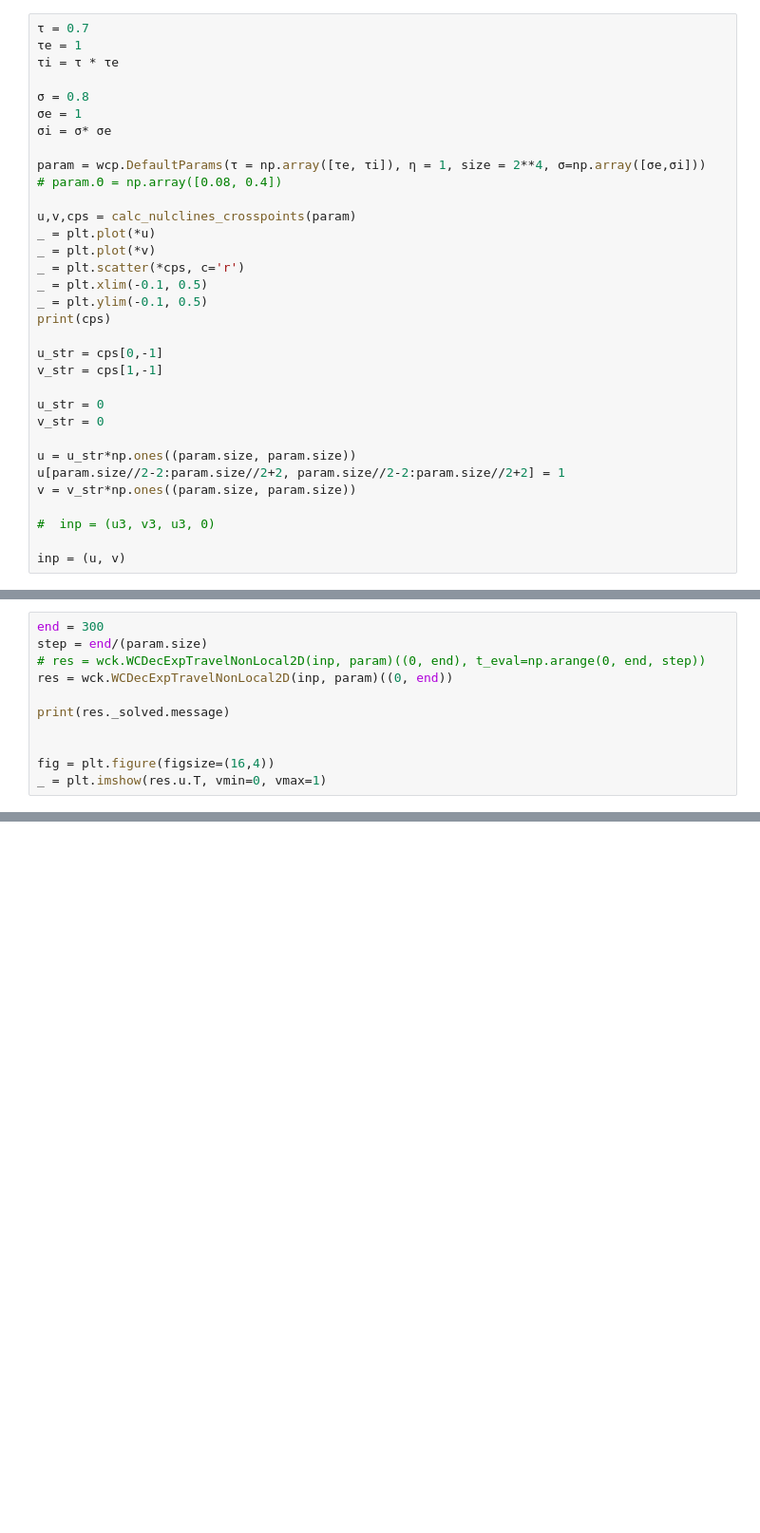
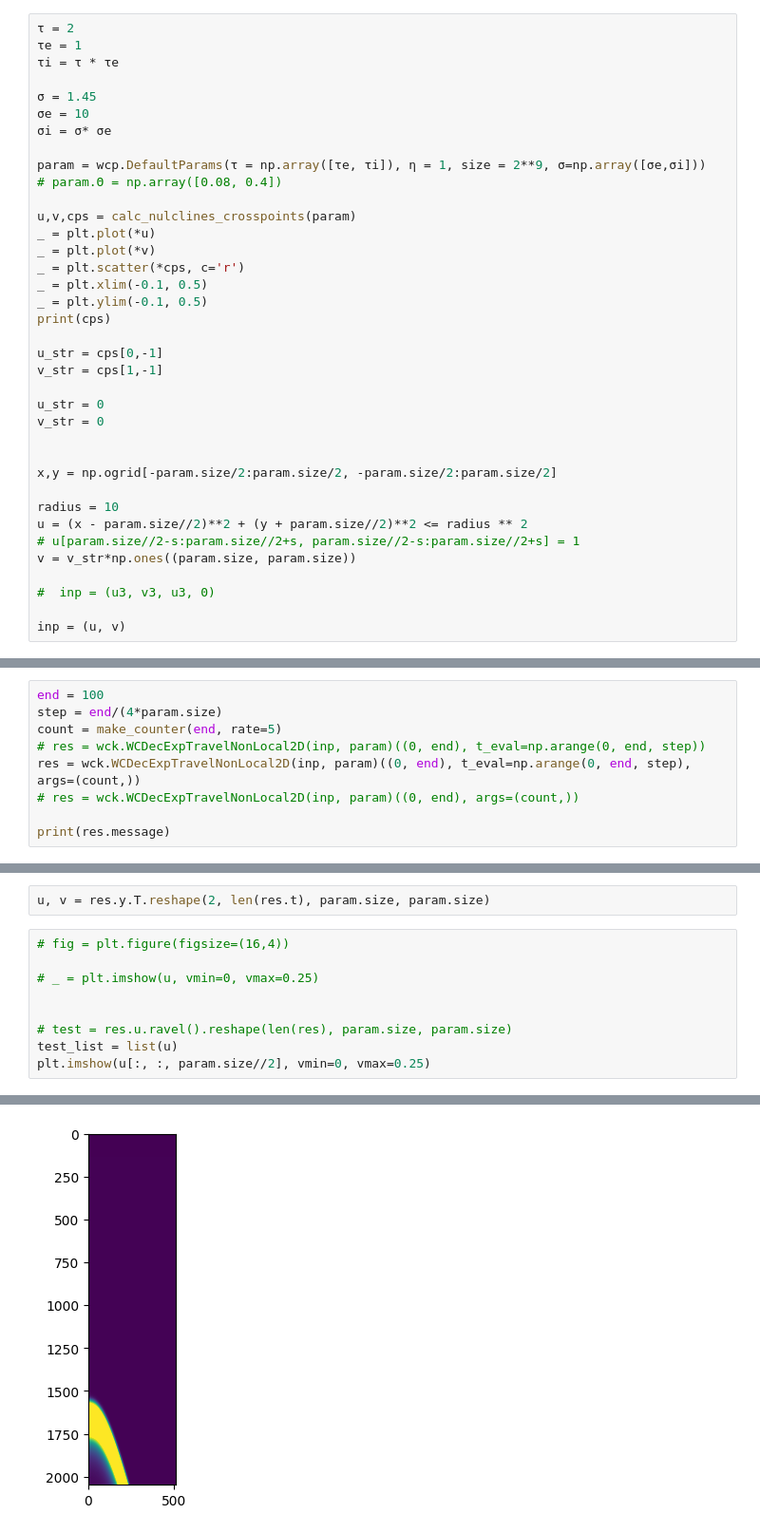
Before and after one commit to nbj2008/wilson_cowan_2d, a Jupyter notebook: notebooks/New Works/Traveling Non-Local 2D.ipynb, the cells around one changed output, grey strips where cells are left out. Shown at 95% size. Cells and saved outputs as stored; diff of their text form; blank space fills up the shorter version.

```diff
--- a/notebooks/New Works/Traveling Non-Local 2D.ipynb
+++ b/notebooks/New Works/Traveling Non-Local 2D.ipynb
@@ -21,13 +54,13 @@ img_path = os.path.join(report_path, 'img')
 # %%
-τ = 0.7
+τ = 2
 τe = 1
 τi = τ * τe
 
-σ = 0.8
-σe = 1
+σ = 1.45
+σe = 10
 σi = σ* σe
 
-param = wcp.DefaultParams(τ = np.array([τe, τi]), η = 1, size = 2**4, σ=np.array([σe,σi]))
+param = wcp.DefaultParams(τ = np.array([τe, τi]), η = 1, size = 2**9, σ=np.array([σe,σi]))
 # param.Θ = np.array([0.08, 0.4])
 
 u,v,cps = calc_nulclines_crosspoints(param)
@@ -44,8 +77,12 @@ v_str = cps[1,-1]
 u_str = 0
 v_str = 0
 
-u = u_str*np.ones((param.size, param.size))
-u[param.size//2-2:param.size//2+2, param.size//2-2:param.size//2+2] = 1
+
+x,y = np.ogrid[-param.size/2:param.size/2, -param.size/2:param.size/2]
+
+radius = 10
+u = (x - param.size//2)**2 + (y + param.size//2)**2 <= radius ** 2
+# u[param.size//2-s:param.size//2+s, param.size//2-s:param.size//2+s] = 1
 v = v_str*np.ones((param.size, param.size))
 
 #  inp = (u3, v3, u3, 0)
@@ -56,14 +93,12 @@ inp = (u, v)
  [0.00394725 0.00396604 0.20470882]]
 [figure]
 # %%
-end = 300
-step = end/(param.size)
+end = 100
+step = end/(4*param.size)
+count = make_counter(end, rate=5)
 # res = wck.WCDecExpTravelNonLocal2D(inp, param)((0, end), t_eval=np.arange(0, end, step))
-res = wck.WCDecExpTravelNonLocal2D(inp, param)((0, end))
+res = wck.WCDecExpTravelNonLocal2D(inp, param)((0, end), t_eval=np.arange(0, end, step), args=(count,))
+# res = wck.WCDecExpTravelNonLocal2D(inp, param)((0, end), args=(count,))
 
-print(res._solved.message)
-
-
-fig = plt.figure(figsize=(16,4))
-_ = plt.imshow(res.u.T, vmin=0, vmax=1)
+print(res.message)
 # %% [output]
@@ -81,0 +107,12 @@ plt.imshow(test[ix], vmin=0, vmax=0.5)
+# %%
+u, v = res.y.T.reshape(2, len(res.t), param.size, param.size)
+# %%
+# fig = plt.figure(figsize=(16,4))
+
+# _ = plt.imshow(u, vmin=0, vmax=0.25)
+
+
+# test = res.u.ravel().reshape(len(res), param.size, param.size)
+test_list = list(u)
+plt.imshow(u[:, :, param.size//2], vmin=0, vmax=0.25)
+# %% [output]
@@ -81,0 +120 @@ plt.imshow(test[ix], vmin=0, vmax=0.5)
+[figure, added]
```
Also changed, not shown: parts of 15 cells of this notebook, 2 other files.
